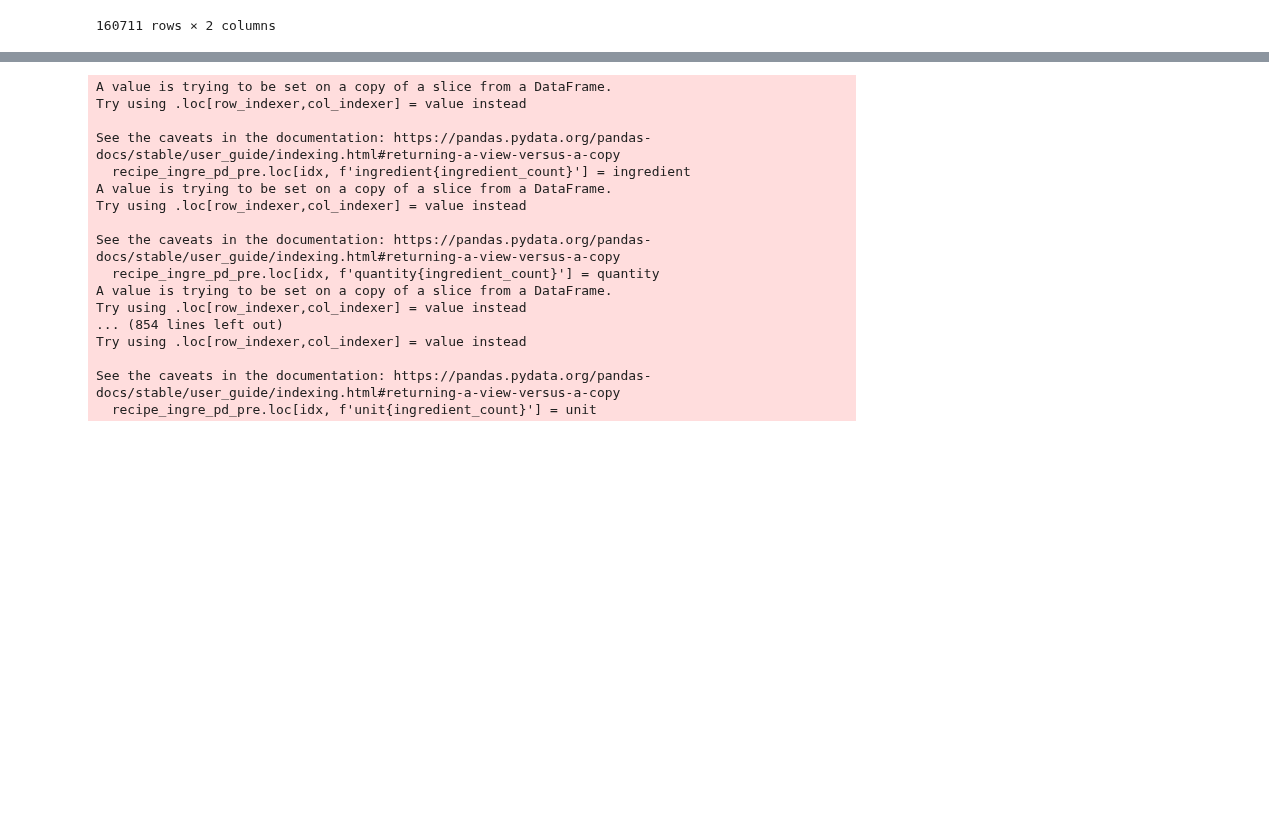
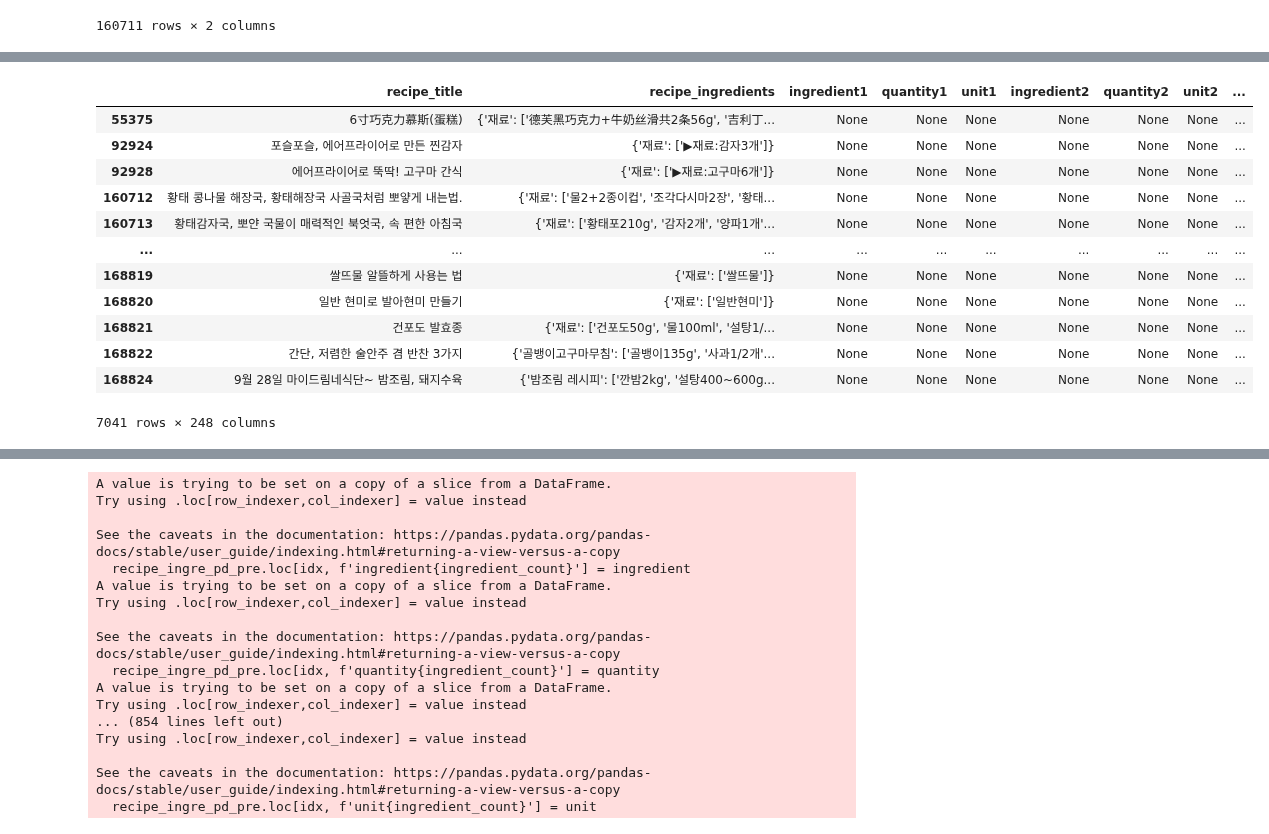
Before and after one commit to kwonhwijun/recipe, a Jupyter notebook: models/embed_009.ipynb, the cells around one changed output, grey strips where cells are left out. Saved outputs shown, nothing was run; the diff lists cells and outputs as text; code cells hidden in the pictures; blank space fills up the shorter version.

```diff
--- a/models/embed_009.ipynb
+++ b/models/embed_009.ipynb
@@ -70,0 +261,16 @@ See the caveats in the documentation: https://pandas.pydata.org/pandas-docs/stab
+# %%
+for_del = recipe_ingre_pd_pre[recipe_ingre_pd_pre[('ingredient1')].isnull()].index
+# %% [output]
+|  | recipe_title | recipe_ingredients | ingredient1 | quantity1 | unit1 | ingredient2 | quantity2 | unit2 | ... |
+| 55375 | 6寸巧克力慕斯(蛋糕) | {'재료': ['德芙黑巧克力+牛奶丝滑共2条56g', '吉利丁... | None | None | None | None | None | None | ... |
+| 92924 | 포슬포슬, 에어프라이어로 만든 찐감자 | {'재료': ['▶재료:감자3개']} | None | None | None | None | None | None | ... |
+| 92928 | 에어프라이어로 뚝딱! 고구마 간식 | {'재료': ['▶재료:고구마6개']} | None | None | None | None | None | None | ... |
+| 160712 | 황태 콩나물 해장국, 황태해장국 사골국처럼 뽀얗게 내는법. | {'재료': ['물2+2종이컵', '조각다시마2장', '황태... | None | None | None | None | None | None | ... |
+| 160713 | 황태감자국, 뽀얀 국물이 매력적인 북엇국, 속 편한 아침국 | {'재료': ['황태포210g', '감자2개', '양파1개'... | None | None | None | None | None | None | ... |
+| ... | ... | ... | ... | ... | ... | ... | ... | ... | ... |
+| 168819 | 쌀뜨물 알뜰하게 사용는 법 | {'재료': ['쌀뜨물']} | None | None | None | None | None | None | ... |
+| 168820 | 일반 현미로 발아현미 만들기 | {'재료': ['일반현미']} | None | None | None | None | None | None | ... |
+| 168821 | 건포도 발효종 | {'재료': ['건포도50g', '물100ml', '설탕1/... | None | None | None | None | None | None | ... |
+| 168822 | 간단, 저렴한 술안주 겸 반찬 3가지 | {'골뱅이고구마무침': ['골뱅이135g', '사과1/2개'... | None | None | None | None | None | None | ... |
+| 168824 | 9월 28일 마이드림네식단~ 밤조림, 돼지수육 | {'밤조림 레시피': ['깐밤2kg', '설탕400~600g... | None | None | None | None | None | None | ... |
+7041 rows × 248 columns
```
Also changed, not shown: parts of 19 cells of this notebook, 2 other files.
